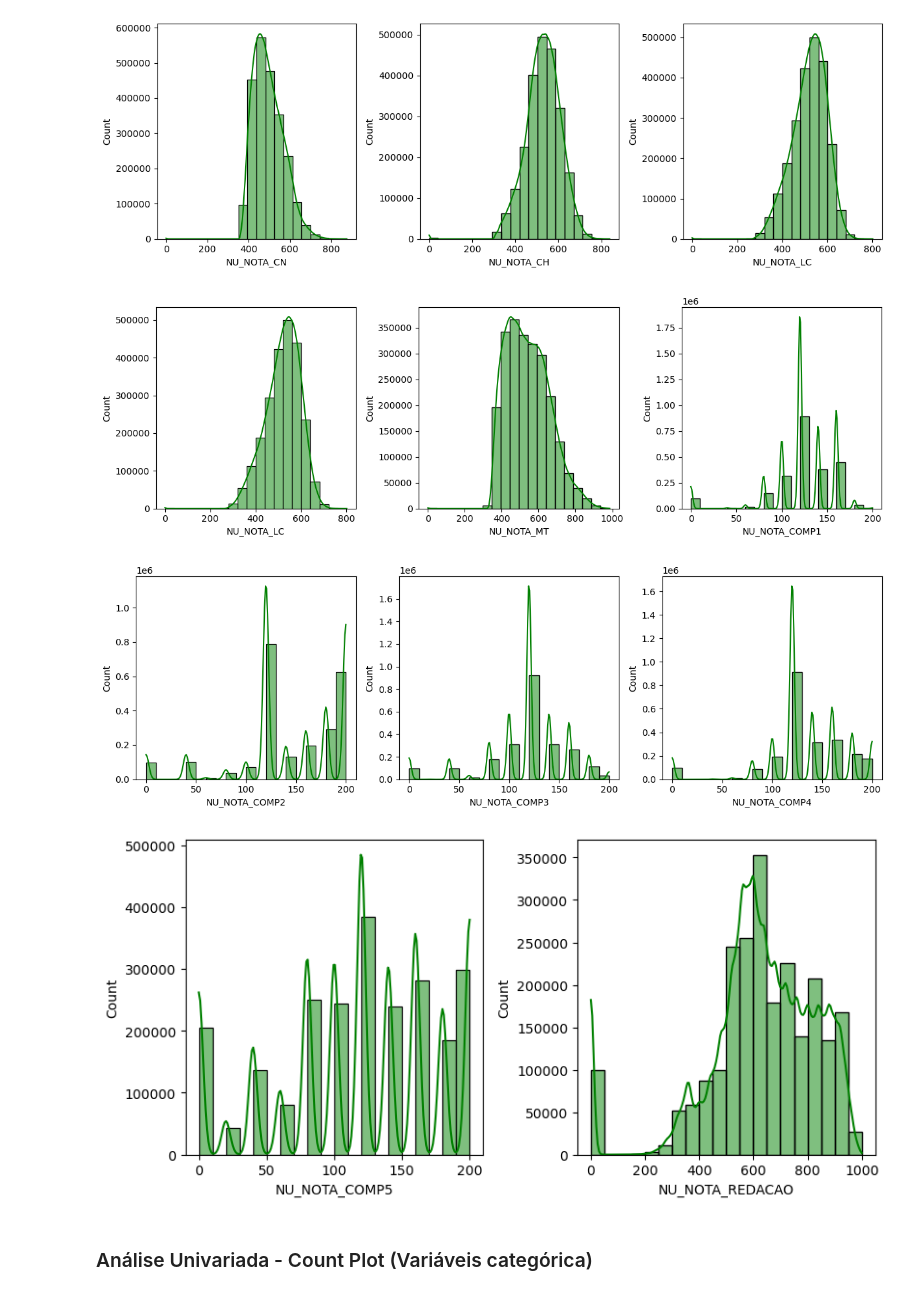
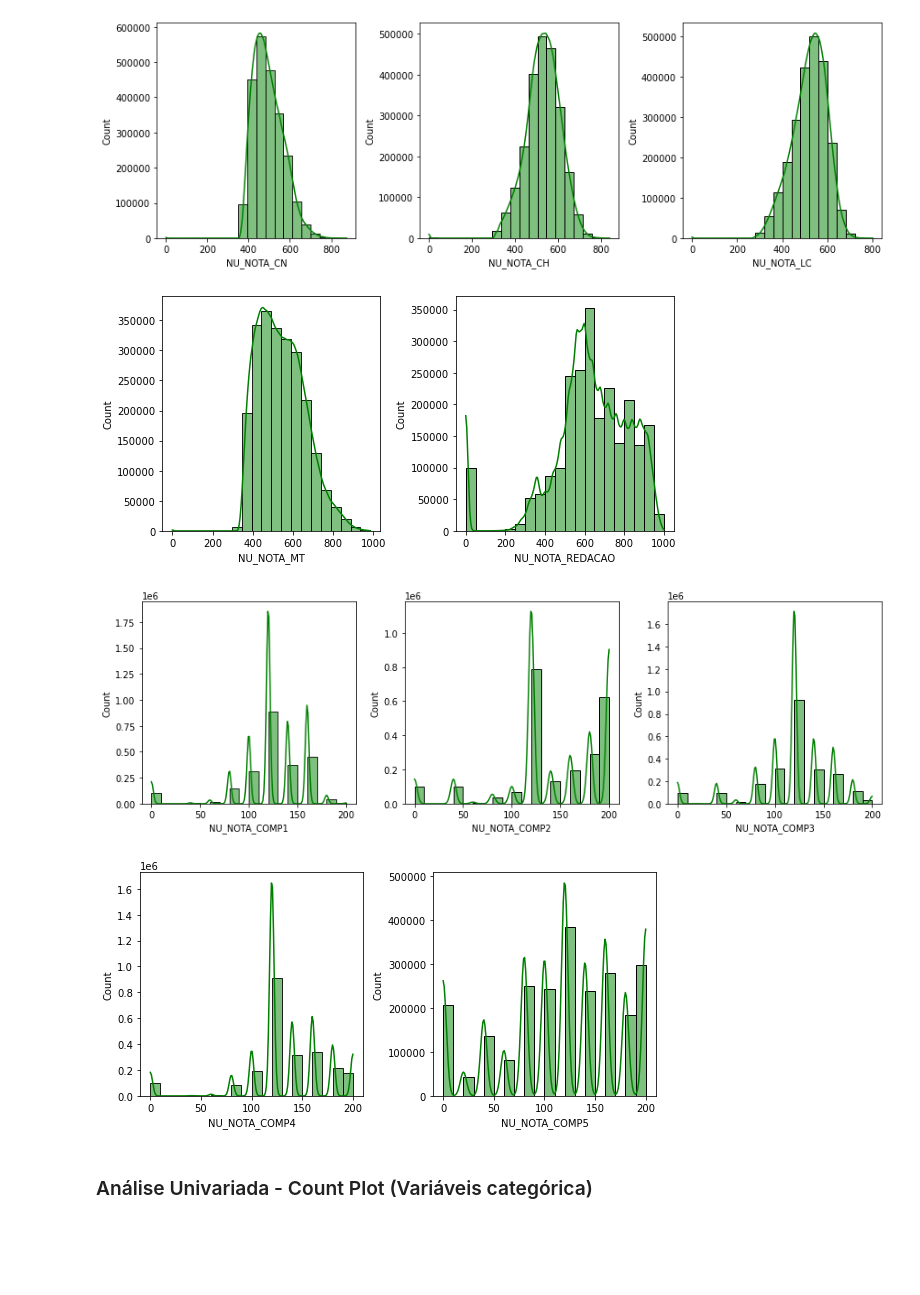
Before and after one commit to carlosrodriguesjf/analise_microdados_enem_2022, a Jupyter notebook: Analise dos microdados do Enem 2022.ipynb, the cells around one changed output. Saved outputs shown, nothing was run; the diff lists cells and outputs as text; code cells hidden in the pictures; blank space fills up the shorter version.

```diff
--- a/Analise dos microdados do Enem 2022.ipynb
+++ b/Analise dos microdados do Enem 2022.ipynb
@@ -157,9 +156,9 @@ cats = ['TP_FAIXA_ETARIA', 'TP_SEXO','TP_ESTADO_CIVIL', 'TP_COR_RACA', 'TP_NACIO
        'Q015', 'Q016', 'Q017', 'Q018', 'Q019', 'Q020', 'Q021', 'Q022',
        'Q023', 'Q024', 'Q025']
 # %%
+# Lista de colunas numéricas
 nums = ['NU_NOTA_CN', 'NU_NOTA_CH', 'NU_NOTA_LC',
-       'NU_NOTA_MT', 'NU_NOTA_COMP1','NU_NOTA_COMP2','NU_NOTA_COMP3', 'NU_NOTA_COMP4', 'NU_NOTA_COMP5',
-       'NU_NOTA_REDACAO']
+       'NU_NOTA_MT', 'NU_NOTA_REDACAO', 'NU_NOTA_COMP1','NU_NOTA_COMP2','NU_NOTA_COMP3', 'NU_NOTA_COMP4', 'NU_NOTA_COMP5']
 # %% [markdown]
 ### Explorando as variáveis numéricas
 # %%
@@ -328,12 +327,12 @@ for i in range(0,3):
 [figure]
 # %%
 plt.subplots(figsize=(40,4))
-for i in range(2,5):
+for i in range(3,5):
     plt.subplot(1, len(nums), i + 1)
     sns.histplot(x = dfNumsLimpos[nums[i]], color = 'green', kde=True, bins=20)
     plt.tight_layout()
 # %% [output]
-[figure, old version]
+[figure, new version]
 # %%
 plt.subplots(figsize=(40,4))
 for i in range(5,8):
@@ -341,7 +340,7 @@ for i in range(5,8):
     sns.histplot(x = dfNumsLimpos[nums[i]], color = 'green', kde=True, bins=20)
     plt.tight_layout()
 # %% [output]
-[figure, old version]
+[figure, new version]
 # %%
 plt.subplots(figsize=(40,4))
 for i in range(8,10):
@@ -349,7 +348,7 @@ for i in range(8,10):
     sns.histplot(x = dfNumsLimpos[nums[i]], color = 'green', kde=True, bins=20)
     plt.tight_layout()
 # %% [output]
-[figure, old version]
+[figure, new version]
 # %% [markdown]
 ### Análise Univariada - Count Plot (Variáveis categórica)
 # %%
```
Also changed, not shown: parts of 52 cells of this notebook, 1 other file.
